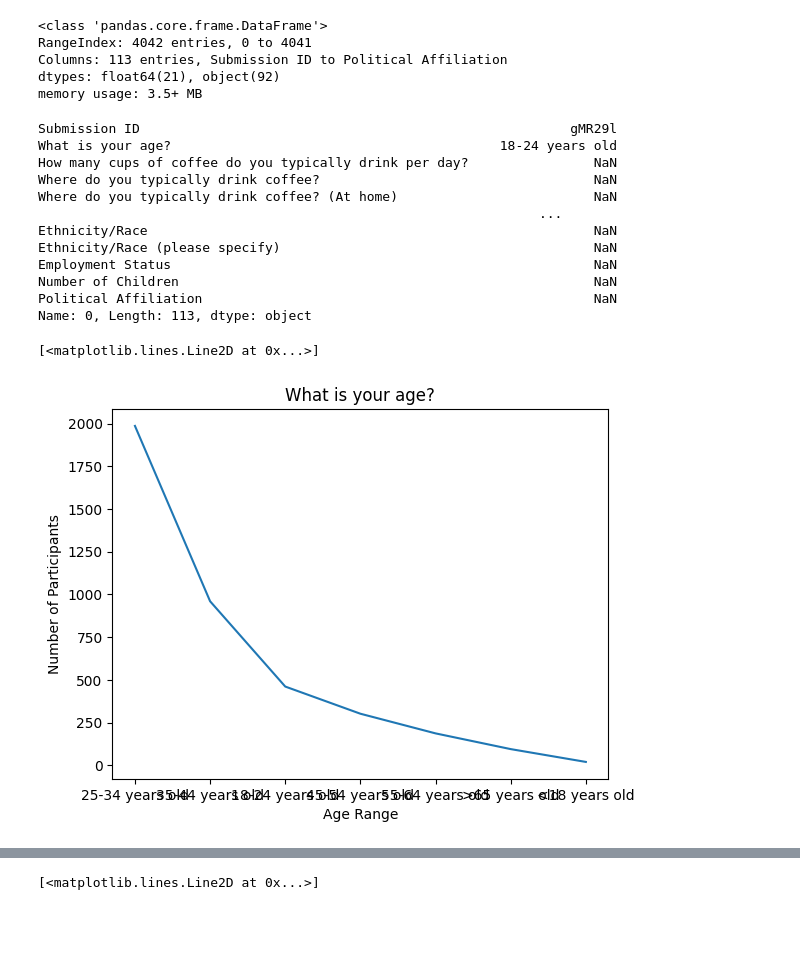
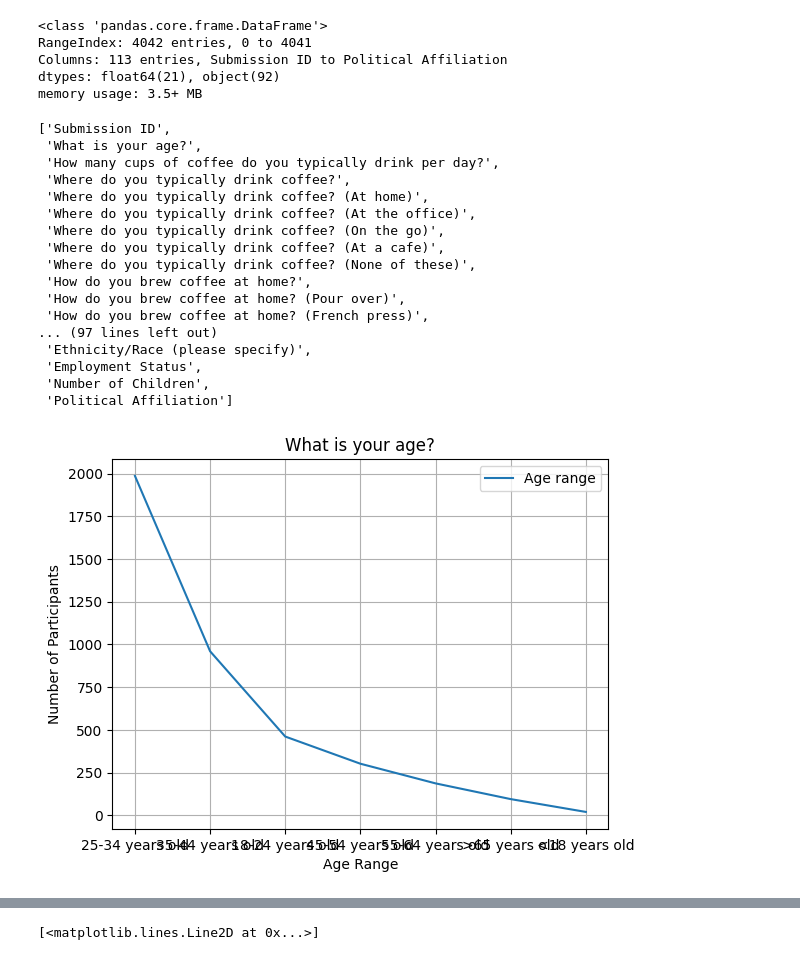
Before and after one commit to peterjungers/coffee_survey, a Jupyter notebook: coffee_survey.ipynb, the cells around one changed output, grey strips where cells are left out. Drawn from its saved outputs; the diff is of its cells as text; code cells hidden in the pictures; blank space fills up the shorter version.

Commit message:
Working on age range and favorite coffee drink

```diff
--- a/coffee_survey.ipynb
+++ b/coffee_survey.ipynb
@@ -16,27 +16,36 @@ Columns: 113 entries, Submission ID to Political Affiliation
 dtypes: float64(21), object(92)
 memory usage: 3.5+ MB
 # %%
-df.iloc[0]
+list(df.columns)
 # %% [output]
-Submission ID                                                       gMR29l
-What is your age?                                          18-24 years old
-How many cups of coffee do you typically drink per day?                NaN
-Where do you typically drink coffee?                                   NaN
-Where do you typically drink coffee? (At home)                         NaN
-                                                                ...
-Ethnicity/Race                                                         NaN
-Ethnicity/Race (please specify)                                        NaN
-Employment Status                                                      NaN
-Number of Children                                                     NaN
-Political Affiliation                                                  NaN
-Name: 0, Length: 113, dtype: object
+['Submission ID',
+ 'What is your age?',
+ 'How many cups of coffee do you typically drink per day?',
+ 'Where do you typically drink coffee?',
+ 'Where do you typically drink coffee? (At home)',
+ 'Where do you typically drink coffee? (At the office)',
+ 'Where do you typically drink coffee? (On the go)',
+ 'Where do you typically drink coffee? (At a cafe)',
+ 'Where do you typically drink coffee? (None of these)',
+ 'How do you brew coffee at home?',
+ 'How do you brew coffee at home? (Pour over)',
+ 'How do you brew coffee at home? (French press)',
+... (97 lines left out)
+ 'Ethnicity/Race (please specify)',
+ 'Employment Status',
+ 'Number of Children',
+ 'Political Affiliation']
 # %%
+age = (df["What is your age?"].value_counts())
+plt.plot(age, label="Age Range")
+
 plt.xlabel("Age Range")
 plt.ylabel("Number of Participants")
 plt.title("What is your age?")
 
-age = (df["What is your age?"].value_counts())
-plt.plot(age)
+plt.legend()
+plt.grid(True)
+
+# plt.savefig("age.png")
 # %% [output]
-[<matplotlib.lines.Line2D at 0x...>]
-[figure, old version]
+[figure, new version]
```
Also changed, not shown: parts of 3 cells of this notebook.
